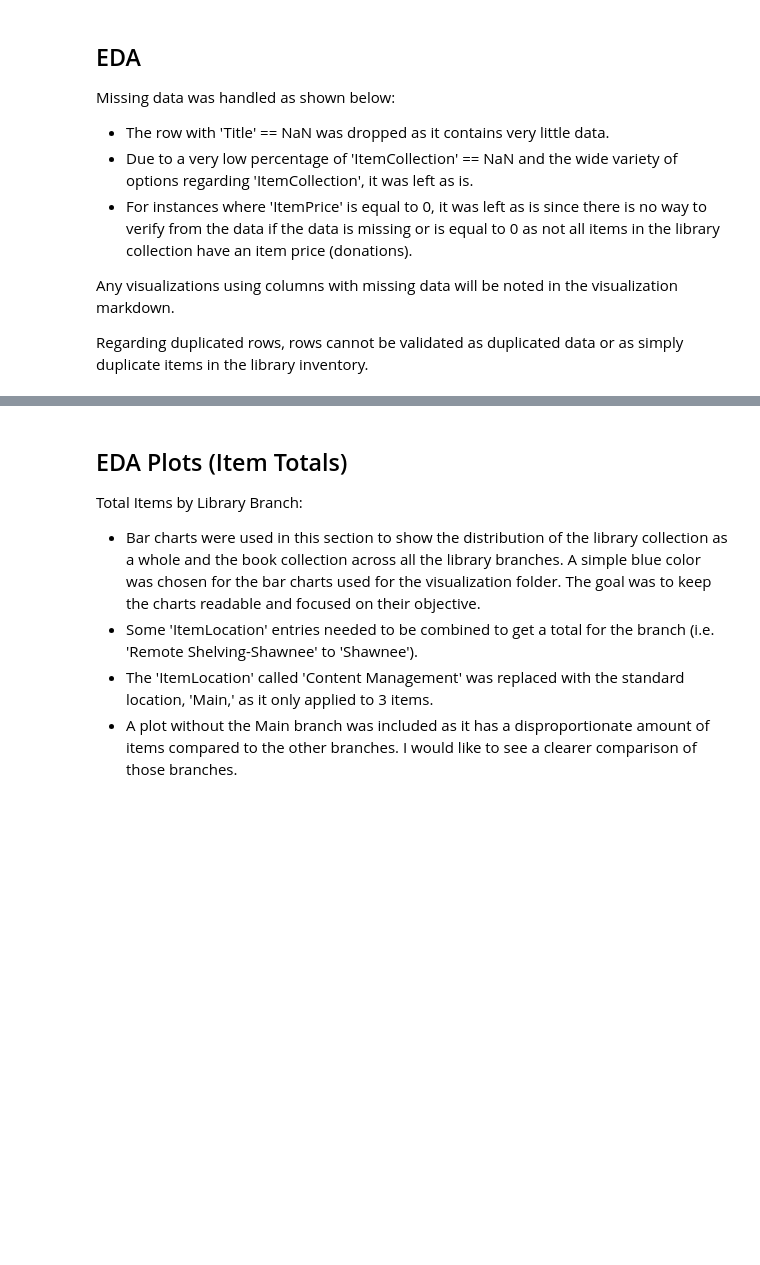
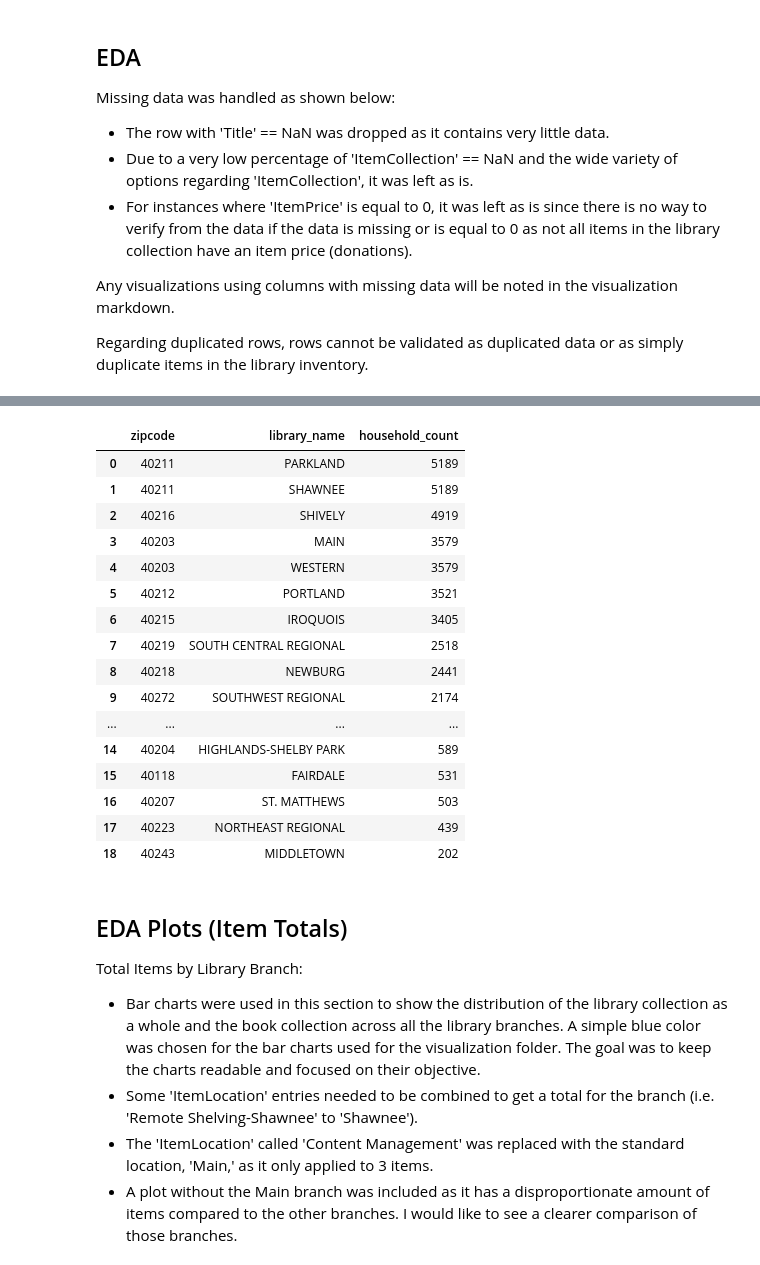
Before and after one commit to btl930/louisville_library_inventory_analysis, a Jupyter notebook: notebooks/louisville_library_inventory_analysis.ipynb, the cells around one changed output, grey strips where cells are left out. Cells and saved outputs as stored; diff of their text form; code cells hidden in the pictures; blank space fills up the shorter version.

```diff
--- a/notebooks/louisville_library_inventory_analysis.ipynb
+++ b/notebooks/louisville_library_inventory_analysis.ipynb
@@ -65,0 +243,32 @@ duplicated_rows
+# %%
+#OSS Household Count per Library Branch
+query1 = pd.read_sql('''
+SELECT
+    o.zipcode,
+    l.library_name,
+    COUNT(o.household_id) AS household_count
+FROM libraries l
+JOIN oss_households o
+    ON l.zipcode = o.zipcode
+GROUP BY o.zipcode, l.library_name
+ORDER BY household_count DESC;
+''', connection)
+query1
+# %% [output]
+|  | zipcode | library_name | household_count |
+| 0 | 40211 | PARKLAND | 5189 |
+| 1 | 40211 | SHAWNEE | 5189 |
+| 2 | 40216 | SHIVELY | 4919 |
+| 3 | 40203 | MAIN | 3579 |
+| 4 | 40203 | WESTERN | 3579 |
+| 5 | 40212 | PORTLAND | 3521 |
+| 6 | 40215 | IROQUOIS | 3405 |
+| 7 | 40219 | SOUTH CENTRAL REGIONAL | 2518 |
+| 8 | 40218 | NEWBURG | 2441 |
+| 9 | 40272 | SOUTHWEST REGIONAL | 2174 |
+| ... | ... | ... | ... |
+| 14 | 40204 | HIGHLANDS-SHELBY PARK | 589 |
+| 15 | 40118 | FAIRDALE | 531 |
+| 16 | 40207 | ST. MATTHEWS | 503 |
+| 17 | 40223 | NORTHEAST REGIONAL | 439 |
+| 18 | 40243 | MIDDLETOWN | 202 |
```
Also changed, not shown: parts of 51 cells of this notebook, 3 other files.
